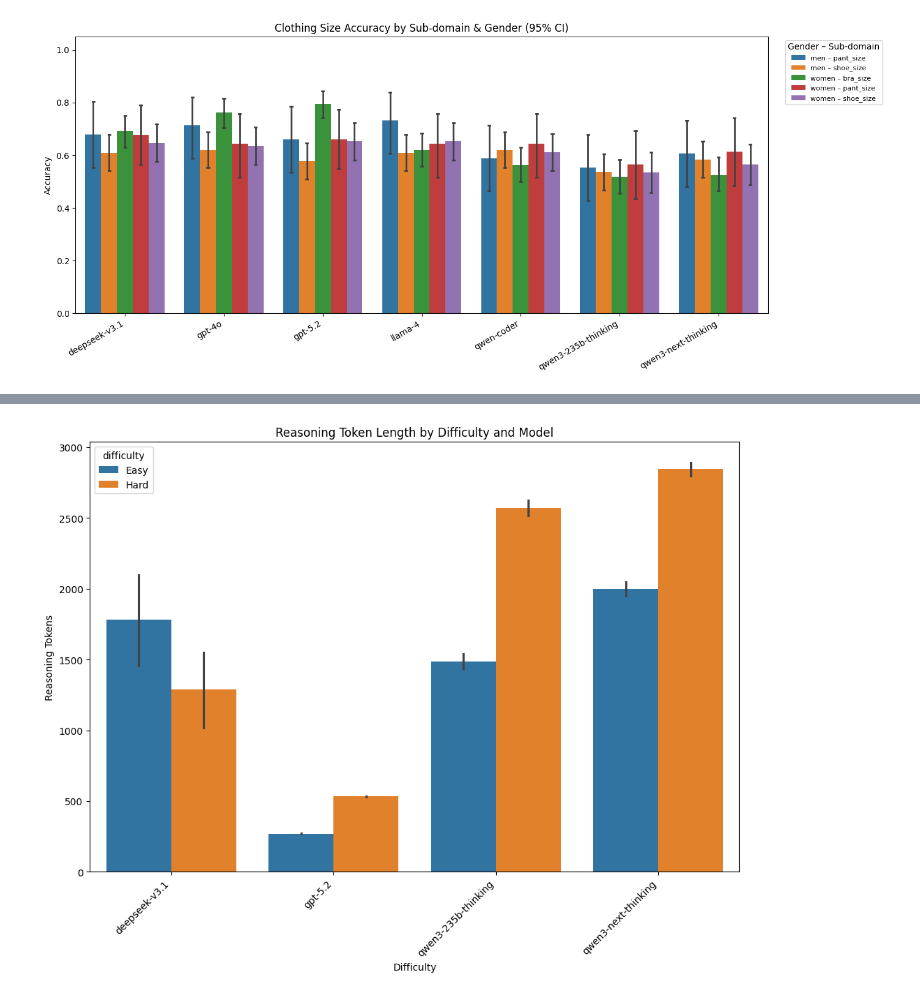
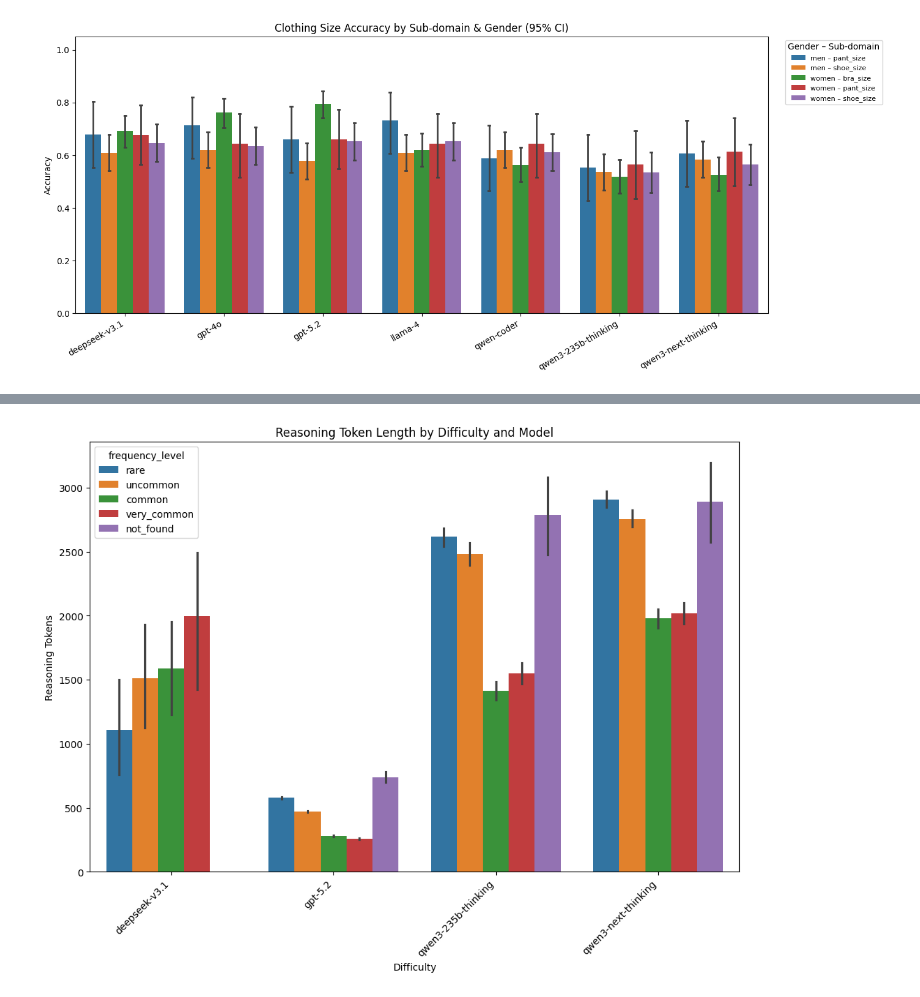
Before and after one commit to janewarren/math_gender, a Jupyter notebook: conversion_test/analysis.ipynb, the cells around one changed output, grey strips where cells are left out. Drawn from its saved outputs; the diff is of its cells as text; code cells hidden in the pictures.

Commit message:
analysis with Pile

```diff
--- a/conversion_test/analysis.ipynb
+++ b/conversion_test/analysis.ipynb
@@ -109,0 +178,8 @@ Index(['domain', 'distractor', 'prompt', 'number', 'answer', 'difficulty',
+# %%
+# merge int and float counts into one dataframe
+# sum frequencies where the same number appears in both (e.g. "1" in ints and "1.0" in floats)
+df_counts = (
+    pd.concat([df_intcount, df_floatcount], ignore_index=True)
+    .groupby('number', as_index=False)['frequency']
+    .sum()
+)
@@ -109,0 +210,8 @@ Index(['domain', 'distractor', 'prompt', 'number', 'answer', 'difficulty',
+# %%
+# Normalise df_all['number'] the same way: strip trailing ".0" from integer-like values
+df_all['number'] = df_all['number'].astype(str).str.replace(r'\.0$', '', regex=True)
+
+# merge counts into larger dataframe, number as key, keep all rows in df_all
+df_all = pd.merge(df_all, df_counts, on='number', how='left')
+df_all['frequency'] = df_all['frequency'].fillna(0)
+df_all.columns
@@ -109,0 +223,16 @@ Index(['domain', 'distractor', 'prompt', 'number', 'answer', 'difficulty',
+# %%
+# Split frequency into quantile-based bins
+# Only bin rows with frequency > 0 (numbers that appeared in The Pile)
+mask = df_all['frequency'] > 0
+df_all['frequency_level'] = pd.qcut(
+    df_all.loc[mask, 'frequency'],
+    q=4,
+    labels=['rare', 'uncommon', 'common', 'very_common'],
+)
+# Numbers with frequency == 0 (not in The Pile at all) get their own label
+df_all['frequency_level'] = df_all['frequency_level'].cat.add_categories('not_found')
+df_all.loc[~mask, 'frequency_level'] = 'not_found'
+
+print(df_all['frequency_level'].value_counts())
+print(f"\nQuantile boundaries (frequency > 0):")
+print(df_all.loc[mask, 'frequency'].quantile([0, 0.25, 0.5, 0.75, 1.0]))
@@ -119,0 +269,3 @@ df_all.head()
+# %%
+df_all['frequency'] = df_all['frequency'].fillna(0)
+df_all.sample(20)
@@ -1256,14 +1529,14 @@ df_reasoning_currency.head()
 # %%
 # compare reasoning token length for easy vs hard CURRENCY questions
 fig, ax = plt.subplots(figsize=(12, 8))
-sns.barplot(data=df_reasoning_currency, x='model', y='reasoning_tokens_final', hue='difficulty', ax=ax)
+sns.barplot(data=df_reasoning_currency, x='model', y='reasoning_tokens_final', hue='frequency_level', ax=ax)
 ax.set_title('Reasoning Token Length by Difficulty and Model')
 ax.set_xlabel('Difficulty')
 ax.set_ylabel('Reasoning Tokens')
 plt.xticks(rotation=45, ha='right')
 plt.show()
 # %% [output]
-[figure, old version]
+[figure, new version]
 # %%
 # compare reasoning token length for easy vs hard TIMEZONE questions
 fig, ax = plt.subplots(figsize=(12, 8))
```
Also changed, not shown: parts of 73 cells of this notebook, 1 other file.
